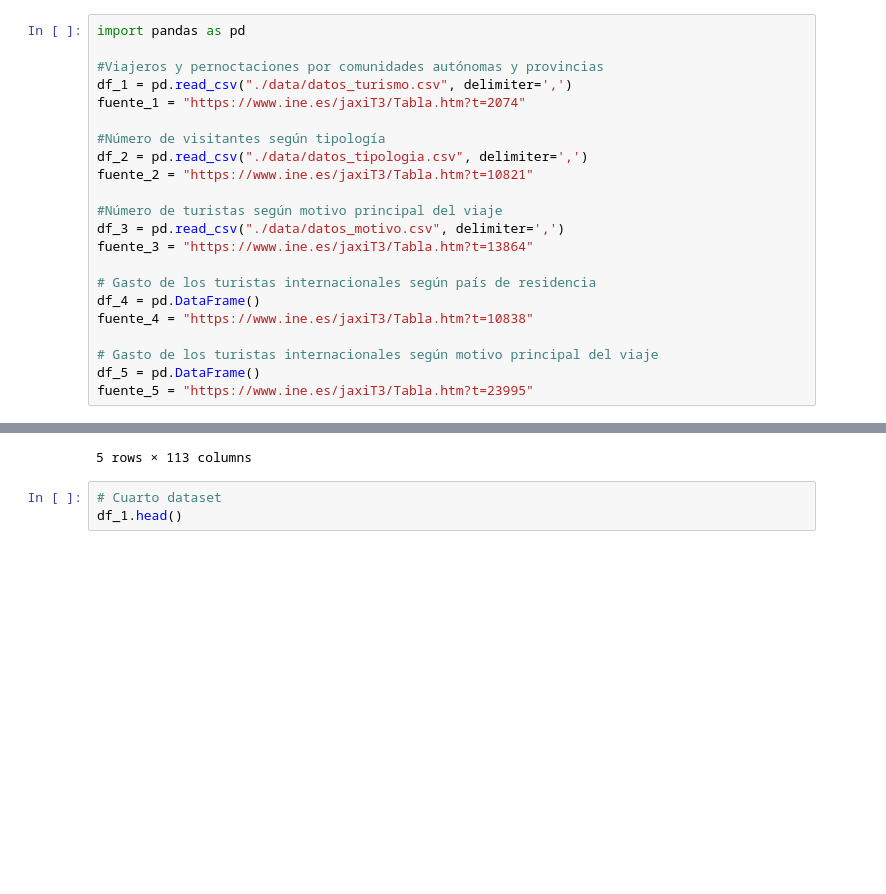
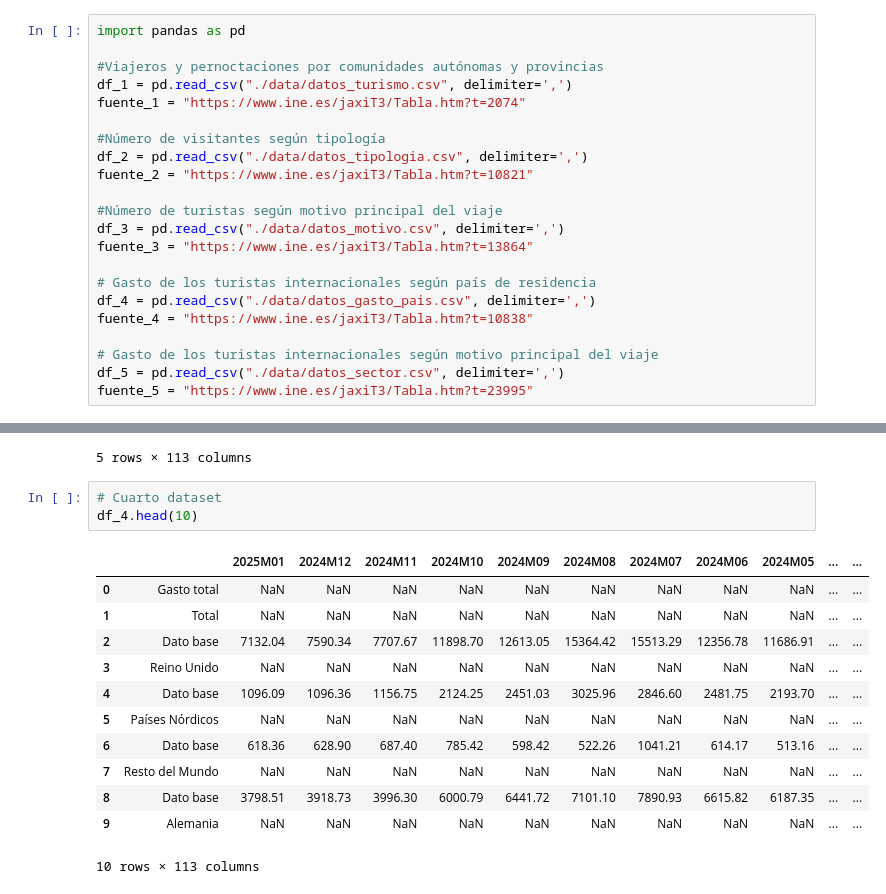
Before and after one commit to Cristianvas198/EDA_Turismo, a Jupyter notebook: 1-Definicion_EDA_turismo.ipynb, the cells around one changed output, grey strips where cells are left out. Cells and saved outputs as stored; diff of their text form; blank space fills up the shorter version.

```diff
--- a/1-Definicion_EDA_turismo.ipynb
+++ b/1-Definicion_EDA_turismo.ipynb
@@ -44,11 +48,11 @@ df_3 = pd.read_csv("./data/datos_motivo.csv", delimiter=',')
 fuente_3 = "https://www.ine.es/jaxiT3/Tabla.htm?t=13864"
 
 # Gasto de los turistas internacionales según país de residencia
-df_4 = pd.DataFrame()
+df_4 = pd.read_csv("./data/datos_gasto_pais.csv", delimiter=',')
 fuente_4 = "https://www.ine.es/jaxiT3/Tabla.htm?t=10838"
 
 # Gasto de los turistas internacionales según motivo principal del viaje
-df_5 = pd.DataFrame()
+df_5 = pd.read_csv("./data/datos_sector.csv", delimiter=',')
 fuente_5 = "https://www.ine.es/jaxiT3/Tabla.htm?t=23995"
 # %% [markdown]
 Muestra mediante un head() los principales datasets con los que vas a trabajar
@@ -96,6 +100,19 @@ df_3.head()
 5 rows × 113 columns
 # %%
 # Cuarto dataset
-df_1.head()
+df_4.head(10)
+# %% [output]
+|  |  | 2025M01 | 2024M12 | 2024M11 | 2024M10 | 2024M09 | 2024M08 | 2024M07 | 2024M06 | 2024M05 | ... | ... |
+| 0 | Gasto total | NaN | NaN | NaN | NaN | NaN | NaN | NaN | NaN | NaN | ... | ... |
+| 1 | Total | NaN | NaN | NaN | NaN | NaN | NaN | NaN | NaN | NaN | ... | ... |
+| 2 | Dato base | 7132.04 | 7590.34 | 7707.67 | 11898.70 | 12613.05 | 15364.42 | 15513.29 | 12356.78 | 11686.91 | ... | ... |
+| 3 | Reino Unido | NaN | NaN | NaN | NaN | NaN | NaN | NaN | NaN | NaN | ... | ... |
+| 4 | Dato base | 1096.09 | 1096.36 | 1156.75 | 2124.25 | 2451.03 | 3025.96 | 2846.60 | 2481.75 | 2193.70 | ... | ... |
+| 5 | Países Nórdicos | NaN | NaN | NaN | NaN | NaN | NaN | NaN | NaN | NaN | ... | ... |
+| 6 | Dato base | 618.36 | 628.90 | 687.40 | 785.42 | 598.42 | 522.26 | 1041.21 | 614.17 | 513.16 | ... | ... |
+| 7 | Resto del Mundo | NaN | NaN | NaN | NaN | NaN | NaN | NaN | NaN | NaN | ... | ... |
+| 8 | Dato base | 3798.51 | 3918.73 | 3996.30 | 6000.79 | 6441.72 | 7101.10 | 7890.93 | 6615.82 | 6187.35 | ... | ... |
+| 9 | Alemania | NaN | NaN | NaN | NaN | NaN | NaN | NaN | NaN | NaN | ... | ... |
+10 rows × 113 columns
 # %%
 # Quinto dataset
```
Also changed, not shown: parts of 3 cells of this notebook, 3 other files.
